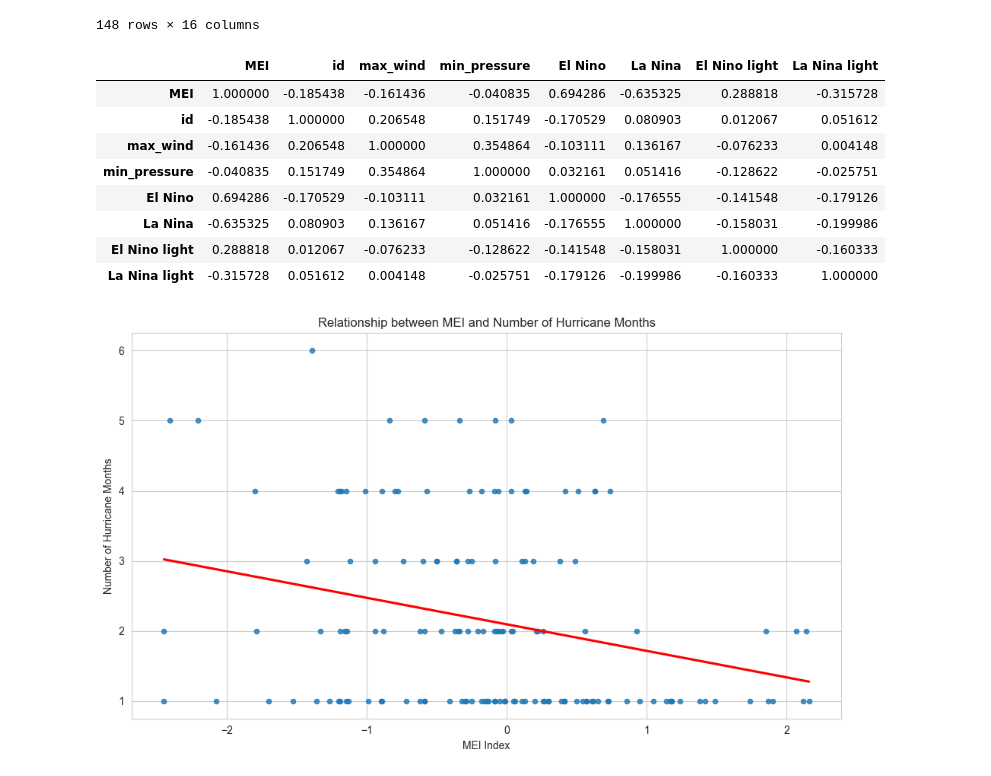
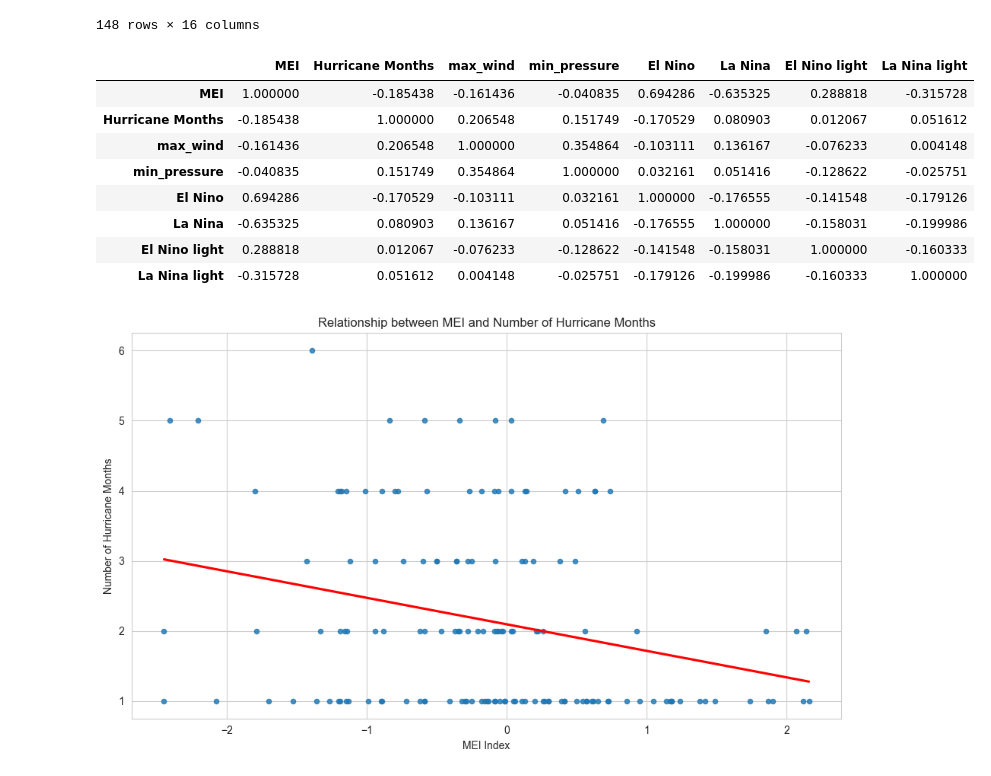
Before and after one commit to yannickpichardo/master_thesis, a Jupyter notebook: prelim_data.ipynb, the cells around one changed output. Cells and saved outputs as stored; diff of their text form; code cells hidden in the pictures.

```diff
--- a/prelim_data.ipynb
+++ b/prelim_data.ipynb
@@ -701,6 +701,8 @@ hurricane_df_agg_merge.to_csv('../Data/hurricane_df_agg_merge.csv')
 ### Simple correlation
 # %%
 # Compute the correlation matrix
+#change id to Hurricane Months
+hurricane_df_agg_merge = hurricane_df_agg_merge.rename(columns={'id': 'Hurricane Months'})
 correlation_matrix_agg = hurricane_df_agg_merge[['Hurricane Months', 'MEI', 'El Nino', 'La Nina', 'La Nina light']].corr()
 
 correlation_matrix_agg
@@ -815,13 +817,15 @@ display(hurricane_df_agg_HU_merge)
 148 rows × 16 columns
 # %%
 # Compute the correlation matrix
-correlation_matrix_agg = hurricane_df_agg_merge[['MEI', 'id', 'max_wind', 'min_pressure', 'El Nino', 'La Nina', 'El Nino light', 'La Nina light']].corr()
+
+
+correlation_matrix_agg = hurricane_df_agg_merge[['MEI', 'Hurricane Months', 'max_wind', 'min_pressure', 'El Nino', 'La Nina', 'El Nino light', 'La Nina light']].corr()
 
 correlation_matrix_agg
 # %% [output]
-|  | MEI | id | max_wind | min_pressure | El Nino | La Nina | El Nino light | La Nina light |
+|  | MEI | Hurricane Months | max_wind | min_pressure | El Nino | La Nina | El Nino light | La Nina light |
 | MEI | 1.000000 | -0.185438 | -0.161436 | -0.040835 | 0.694286 | -0.635325 | 0.288818 | -0.315728 |
-| id | -0.185438 | 1.000000 | 0.206548 | 0.151749 | -0.170529 | 0.080903 | 0.012067 | 0.051612 |
+| Hurricane Months | -0.185438 | 1.000000 | 0.206548 | 0.151749 | -0.170529 | 0.080903 | 0.012067 | 0.051612 |
 | max_wind | -0.161436 | 0.206548 | 1.000000 | 0.354864 | -0.103111 | 0.136167 | -0.076233 | 0.004148 |
 | min_pressure | -0.040835 | 0.151749 | 0.354864 | 1.000000 | 0.032161 | 0.051416 | -0.128622 | -0.025751 |
 | El Nino | 0.694286 | -0.170529 | -0.103111 | 0.032161 | 1.000000 | -0.176555 | -0.141548 | -0.179126 |
```
Also changed, not shown: parts of 7 cells of this notebook.
